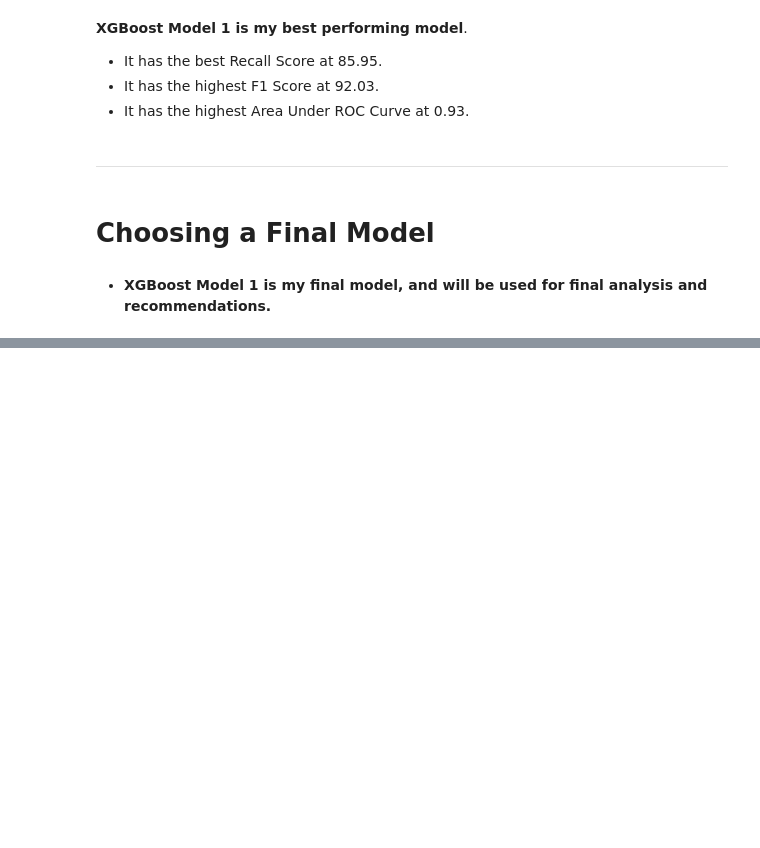
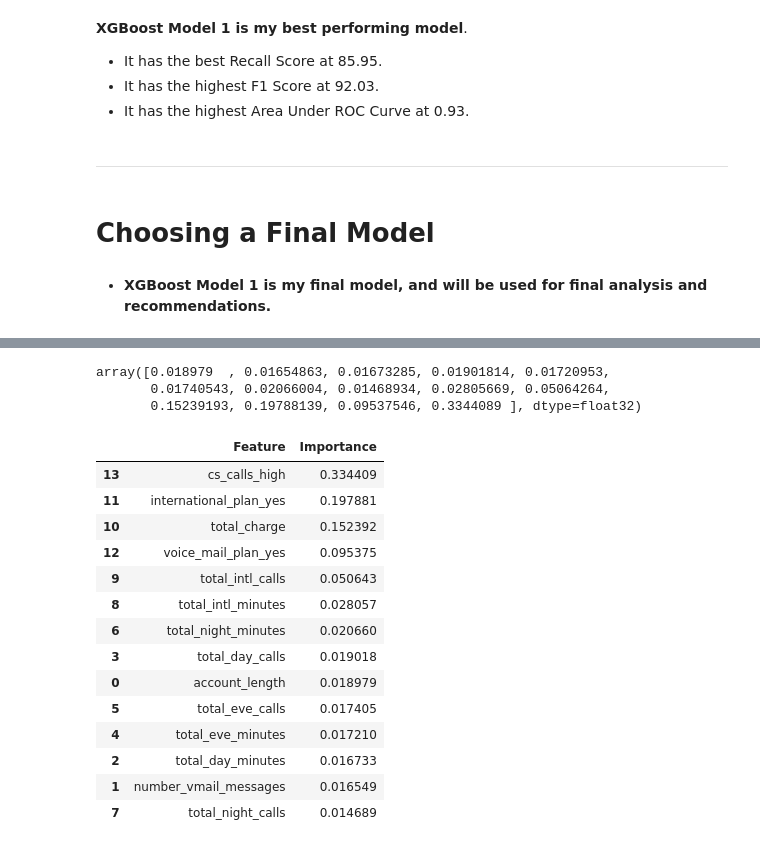
Before and after one commit to waruhiuuu/phase-3-individual-project, a Jupyter notebook: SyriaTel Customer Churn.ipynb, the cells around one changed output, grey strips where cells are left out. Saved outputs shown, nothing was run; the diff lists cells and outputs as text; code cells hidden in the pictures; blank space fills up the shorter version.

```diff
--- a/SyriaTel Customer Churn.ipynb
+++ b/SyriaTel Customer Churn.ipynb
@@ -693,0 +717,30 @@ xg2_cv_score
+# %%
+xg2_importance = xg2.feature_importances_
+xg2_importance
+# %% [output]
+array([0.018979  , 0.01654863, 0.01673285, 0.01901814, 0.01720953,
+       0.01740543, 0.02066004, 0.01468934, 0.02805669, 0.05064264,
+       0.15239193, 0.19788139, 0.09537546, 0.3344089 ], dtype=float32)
+# %%
+#feature_importance_df = pd.DataFrame(rf2_importance, feature_names)
+feature_importance_df = pd.DataFrame(xg2_importance, feature_names)
+feature_importance_df= feature_importance_df.reset_index()
+feature_importance_df.rename(columns={'index': 'Feature', 0: 'Importance'}, inplace=True)
+feature_importance_df = feature_importance_df.sort_values('Importance', ascending=False)
+feature_importance_df
+# %% [output]
+|  | Feature | Importance |
+| 13 | cs_calls_high | 0.334409 |
+| 11 | international_plan_yes | 0.197881 |
+| 10 | total_charge | 0.152392 |
+| 12 | voice_mail_plan_yes | 0.095375 |
+| 9 | total_intl_calls | 0.050643 |
+| 8 | total_intl_minutes | 0.028057 |
+| 6 | total_night_minutes | 0.020660 |
+| 3 | total_day_calls | 0.019018 |
+| 0 | account_length | 0.018979 |
+| 5 | total_eve_calls | 0.017405 |
+| 4 | total_eve_minutes | 0.017210 |
+| 2 | total_day_minutes | 0.016733 |
+| 1 | number_vmail_messages | 0.016549 |
+| 7 | total_night_calls | 0.014689 |
```
Also changed, not shown: parts of 6 cells of this notebook, 1 other file.
